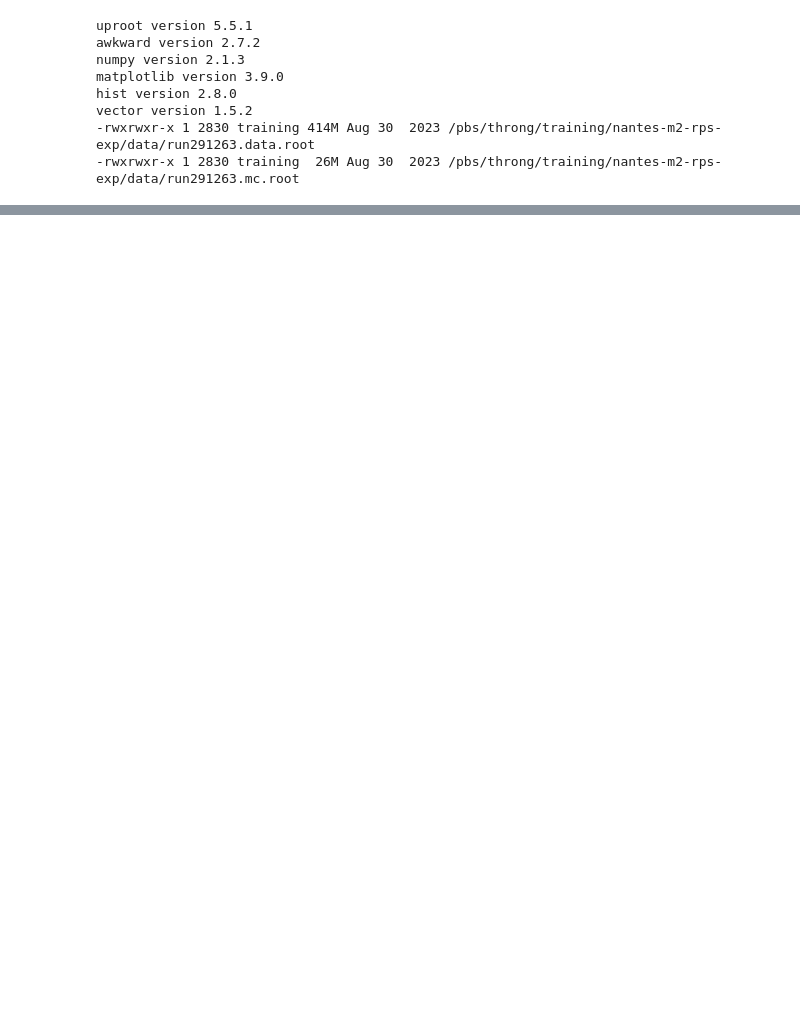
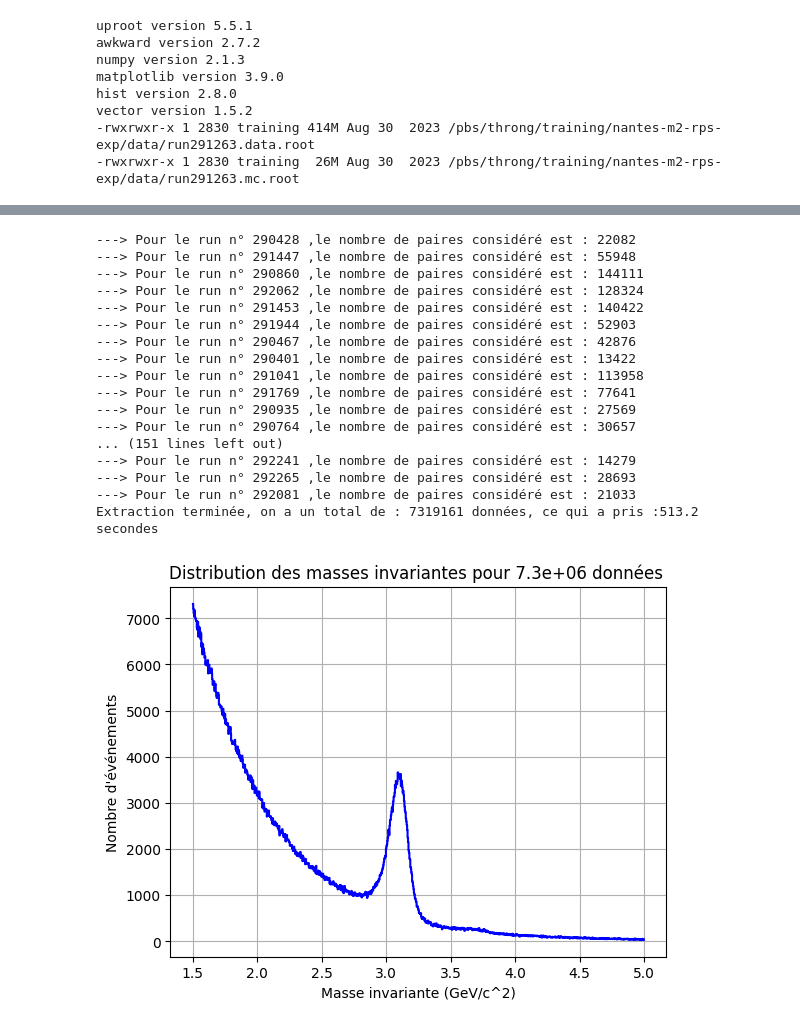
Before and after one commit to nantes-m2-rps-exp/qqbar2mumu-2024, a Jupyter notebook: notebooks/Untitled.ipynb, the cells around one changed output, grey strips where cells are left out. Cells and saved outputs as stored; diff of their text form; code cells hidden in the pictures; blank space fills up the shorter version.

Commit message:
pour plusieurs runs

```diff
--- a/notebooks/Untitled.ipynb
+++ b/notebooks/Untitled.ipynb
@@ -46,6 +52,7 @@ else:
 
 # Parcourir et ouvrir chaque fichier pour afficher ses clés
 for file_path in file_paths:
-    liens.append(
+    liens.append(file_path)
+print(liens[:2])
 # %% [output]
 166 fichiers trouvés.
@@ -100,0 +151,28 @@ print(m[13].to_list())
+# %%
+##Bouclage sur les runs
+tps = time.time()
+#liens = liens[:10] #Pour débuter
+results = np.array([])
+for lien in liens:
+    results = np.concatenate([results, donnees_masses_invarientes(lien)])  #On obtient une liste les données de chaque run
+print("Extraction terminée, on a un total de :", len(results), f"données, ce qui a pris :{(time.time() - tps):.1f} secondes")
+graph_masses_invariantes(results)
+# %% [output]
+---> Pour le run n° 290428 ,le nombre de paires considéré est : 22082
+---> Pour le run n° 291447 ,le nombre de paires considéré est : 55948
+---> Pour le run n° 290860 ,le nombre de paires considéré est : 144111
+---> Pour le run n° 292062 ,le nombre de paires considéré est : 128324
+---> Pour le run n° 291453 ,le nombre de paires considéré est : 140422
+---> Pour le run n° 291944 ,le nombre de paires considéré est : 52903
+---> Pour le run n° 290467 ,le nombre de paires considéré est : 42876
+---> Pour le run n° 290401 ,le nombre de paires considéré est : 13422
+---> Pour le run n° 291041 ,le nombre de paires considéré est : 113958
+---> Pour le run n° 291769 ,le nombre de paires considéré est : 77641
+---> Pour le run n° 290935 ,le nombre de paires considéré est : 27569
+---> Pour le run n° 290764 ,le nombre de paires considéré est : 30657
+... (151 lines left out)
+---> Pour le run n° 292241 ,le nombre de paires considéré est : 14279
+---> Pour le run n° 292265 ,le nombre de paires considéré est : 28693
+---> Pour le run n° 292081 ,le nombre de paires considéré est : 21033
+Extraction terminée, on a un total de : 7319161 données, ce qui a pris :513.2 secondes
+[figure, added]
```
Also changed, not shown: parts of 5 cells of this notebook, 1 other file.
